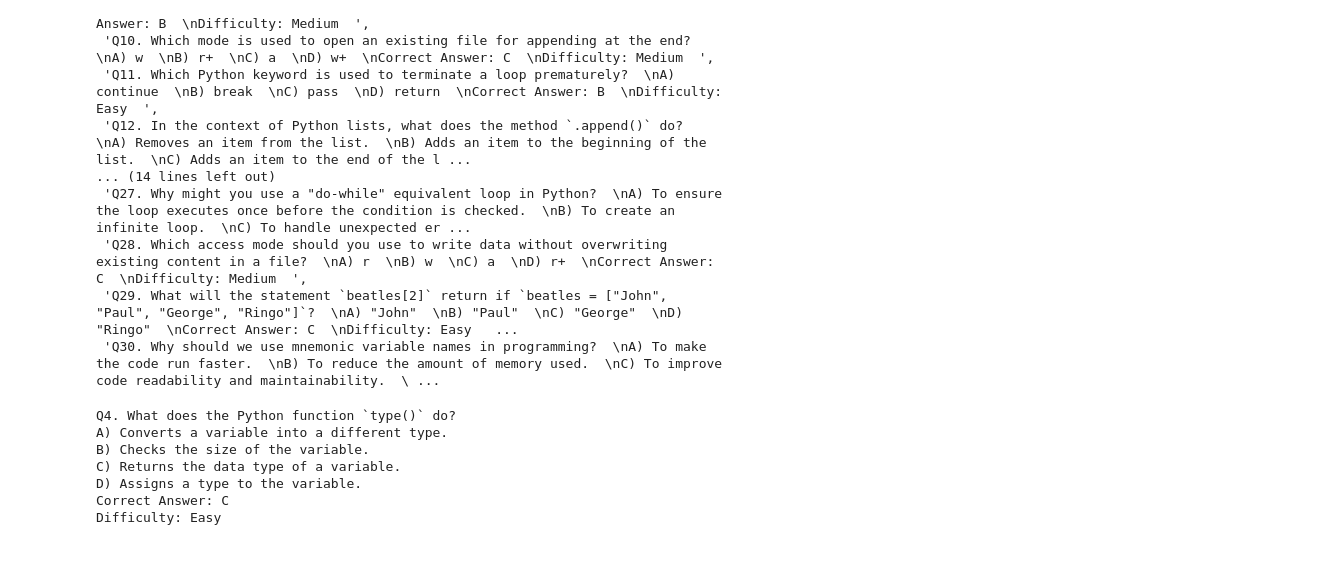
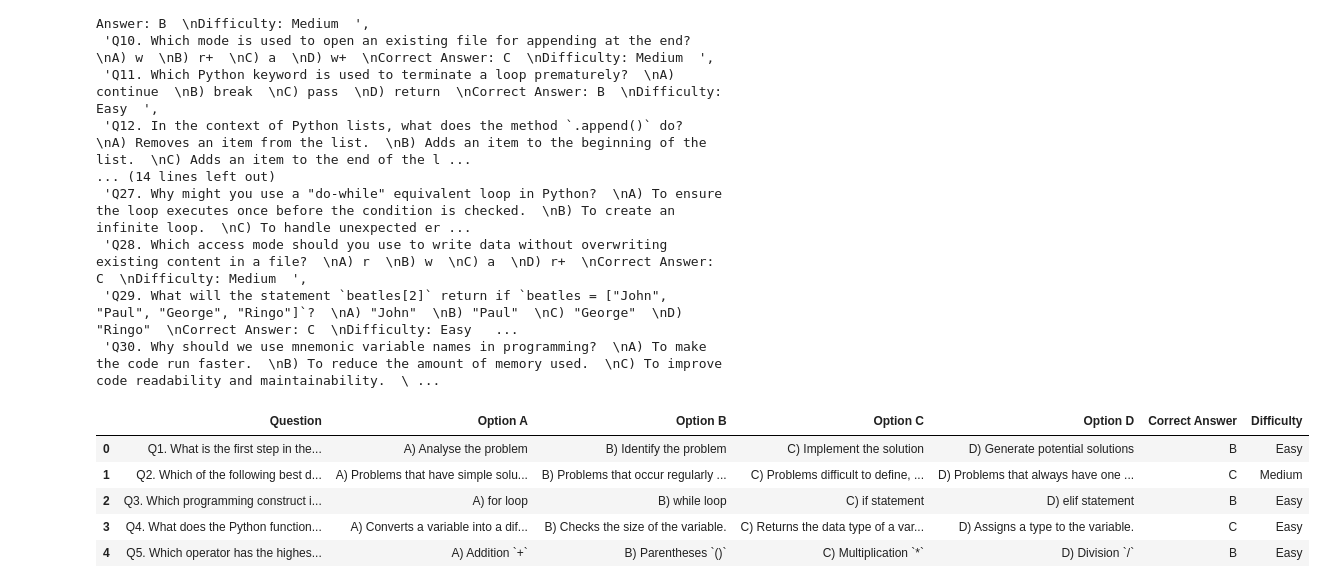
Before and after one commit to hkhdair/llm-qg-evaluation, a Jupyter notebook: qg_eval_v0_1.ipynb, the cells around one changed output. Cells and saved outputs as stored; diff of their text form; code cells hidden in the pictures; blank space fills up the shorter version.

```diff
--- a/qg_eval_v0_1.ipynb
+++ b/qg_eval_v0_1.ipynb
@@ -104,13 +118,49 @@ mcqs
+# %%
+def parse_mcqs(mcqs_list):
+    parsed_data = []
+    for mcq in mcqs_list:
+        lines = mcq.strip().split('\n')
+        if len(lines) < 6:  # Basic validation
+            continue
+
+        question = lines[0].strip()
+        options = [lines[i].strip() for i in range(1, 5)]
+
+        # Extract correct answer and difficulty
+        correct_answer = ""
+        difficulty = ""
+        for i in range(5, len(lines)):
+            if "Correct Answer:" in lines[i]:
+                correct_answer = lines[i].split("Correct Answer:")[1].strip()
+            elif "Difficulty:" in lines[i]:
+                difficulty = lines[i].split("Difficulty:")[1].strip()
+
+        parsed_data.append({
+            'Question': question,
+            'Option A': options[0],
+            'Option B': options[1],
+            'Option C': options[2],
+            'Option D': options[3],
+            'Correct Answer': correct_answer,
+            'Difficulty': difficulty
+        })
+
+    # Create DataFrame and save to CSV
+    df = pd.DataFrame(parsed_data)
+    df.to_csv('parsed_mcqs.csv', index=False)
+    return df
+
+parsed_mcqs = parse_mcqs(mcqs)
+parsed_mcqs.head()
+# %% [output]
+|  | Question | Option A | Option B | Option C | Option D | Correct Answer | Difficulty |
+| 0 | Q1. What is the first step in the... | A) Analyse the problem | B) Identify the problem | C) Implement the solution | D) Generate potential solutions | B | Easy |
+| 1 | Q2. Which of the following best d... | A) Problems that have simple solu... | B) Problems that occur regularly ... | C) Problems difficult to define, ... | D) Problems that always have one ... | C | Medium |
+| 2 | Q3. Which programming construct i... | A) for loop | B) while loop | C) if statement | D) elif statement | B | Easy |
+| 3 | Q4. What does the Python function... | A) Converts a variable into a dif... | B) Checks the size of the variable. | C) Returns the data type of a var... | D) Assigns a type to the variable. | C | Easy |
+| 4 | Q5. Which operator has the highes... | A) Addition `+` | B) Parentheses `()` | C) Multiplication `*` | D) Division `/` | B | Easy |
 # %%
-print(mcqs[3])
+# print(mcqs[3])
-# %% [output]
-Q4. What does the Python function `type()` do?
-A) Converts a variable into a different type.
-B) Checks the size of the variable.
-C) Returns the data type of a variable.
-D) Assigns a type to the variable.
-Correct Answer: C
-Difficulty: Easy
 # %%
 client = OpenAI(
   base_url="https://openrouter.ai/api/v1",
```
Also changed, not shown: parts of 4 cells of this notebook, 2 other files.
